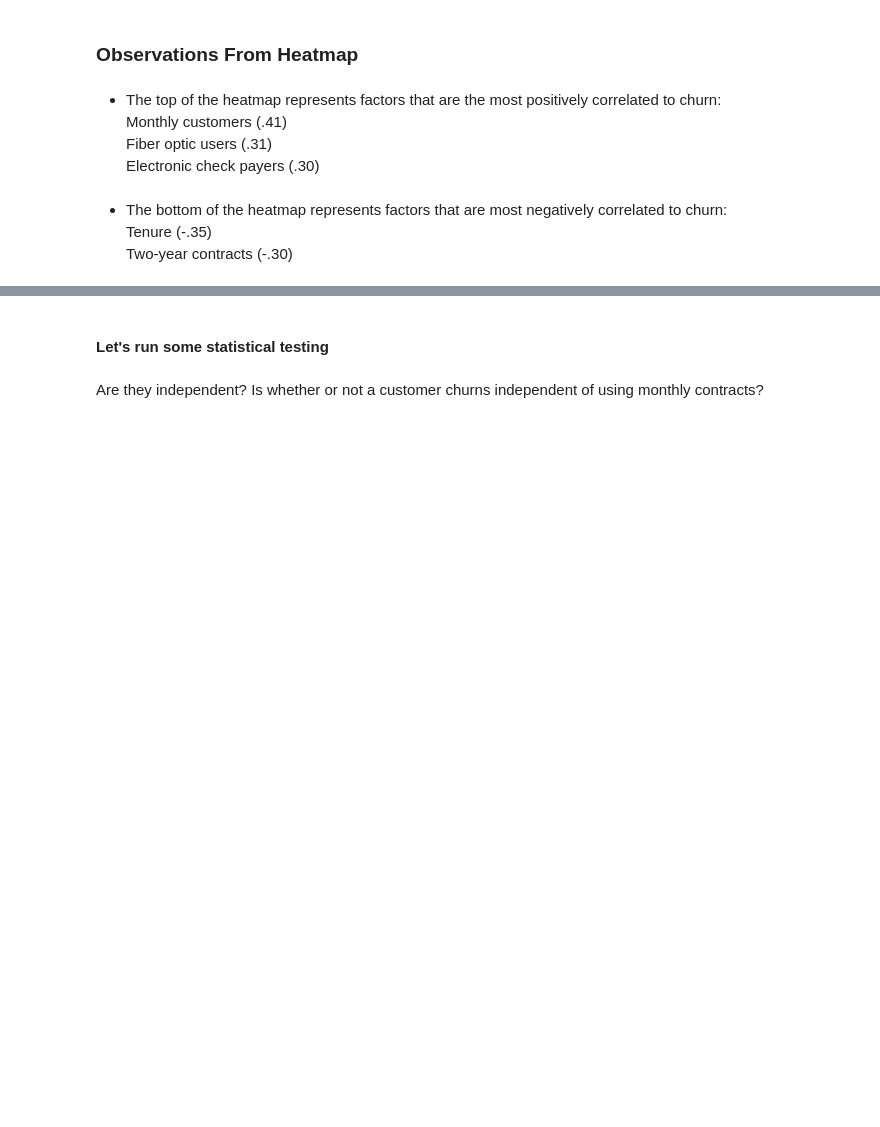
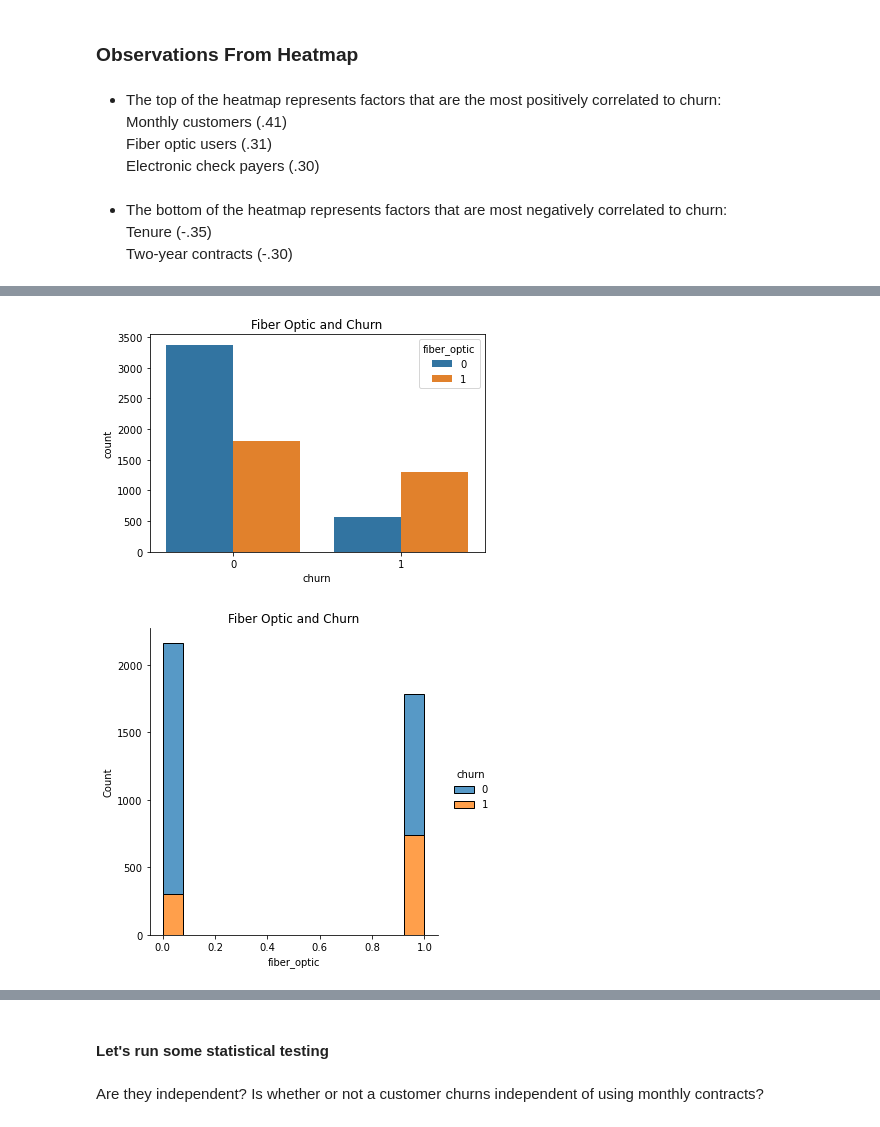
Before and after one commit to annah-vu/classification_project, a Jupyter notebook: telco_churn_final.ipynb, the cells around one changed output, grey strips where cells are left out. Saved outputs shown, nothing was run; the diff lists cells and outputs as text; code cells hidden in the pictures; blank space fills up the shorter version.

```diff
--- a/telco_churn_final.ipynb
+++ b/telco_churn_final.ipynb
@@ -164,0 +147,14 @@ get_churn_heatmap(df)
+# %%
+#We're going to visualize fiber optic use and churn
+plt.subplots()
+sns.countplot(data=df, hue='fiber_optic' , x = 'churn')
+plt.title('Fiber Optic and Churn')
+plt.show()
+
+
+sns.displot(train, x='fiber_optic', hue = 'churn', multiple= 'stack')
+plt.title('Fiber Optic and Churn')
+plt.show()
+# %% [output]
+[figure, added]
+[figure, added]
```
Also changed, not shown: parts of 59 cells of this notebook.
